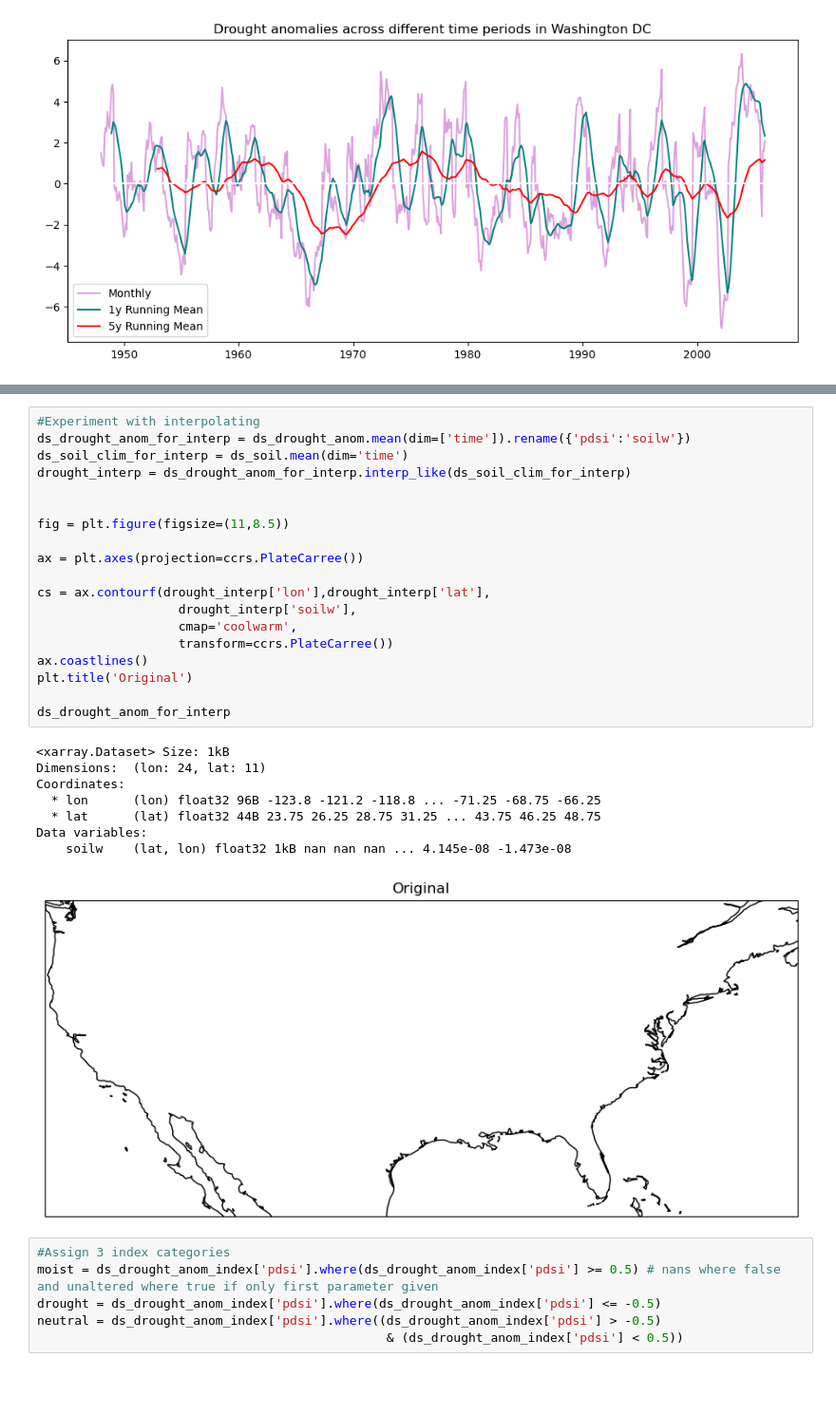
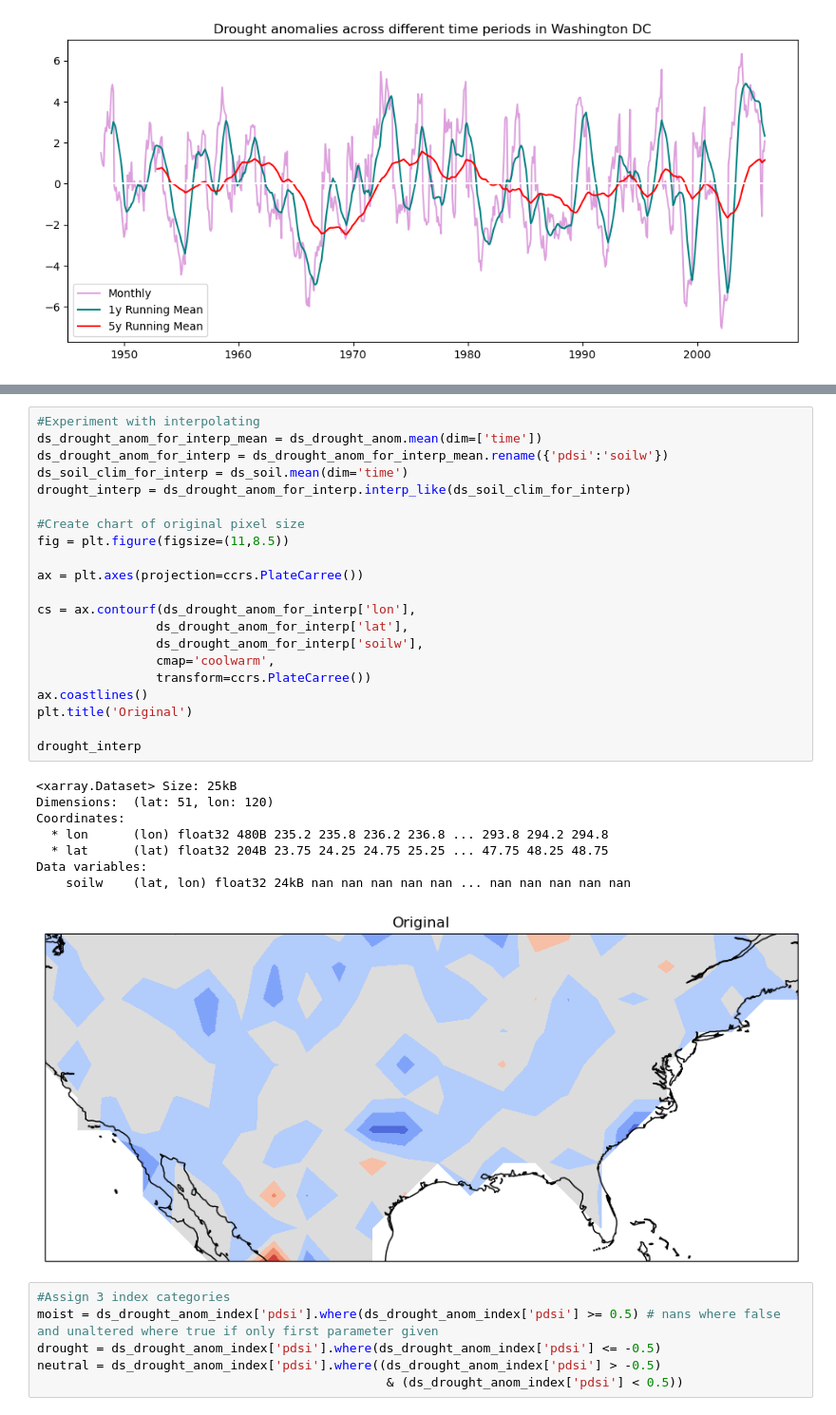
Before and after one commit to wapratt/Project, a Jupyter notebook: clim680_project.ipynb, the cells around one changed output, grey strips where cells are left out. Shown at 95% size. Drawn from its saved outputs; the diff is of its cells as text; blank space fills up the shorter version.

Commit message:
Continue experiment with interpolation

```diff
--- a/clim680_project.ipynb
+++ b/clim680_project.ipynb
@@ -125,31 +135,33 @@ ds_drought_anom_index = ds_drought_anom.mean(dim=['lat','lon'])
 # %%
 #Experiment with interpolating
-ds_drought_anom_for_interp = ds_drought_anom.mean(dim=['time']).rename({'pdsi':'soilw'})
+ds_drought_anom_for_interp_mean = ds_drought_anom.mean(dim=['time'])
+ds_drought_anom_for_interp = ds_drought_anom_for_interp_mean.rename({'pdsi':'soilw'})
 ds_soil_clim_for_interp = ds_soil.mean(dim='time')
 drought_interp = ds_drought_anom_for_interp.interp_like(ds_soil_clim_for_interp)
 
-
+#Create chart of original pixel size
 fig = plt.figure(figsize=(11,8.5))
 
 ax = plt.axes(projection=ccrs.PlateCarree())
 
-cs = ax.contourf(drought_interp['lon'],drought_interp['lat'],
-                   drought_interp['soilw'],
-                   cmap='coolwarm',
-                   transform=ccrs.PlateCarree())
+cs = ax.contourf(ds_drought_anom_for_interp['lon'],
+                ds_drought_anom_for_interp['lat'],
+                ds_drought_anom_for_interp['soilw'],
+                cmap='coolwarm',
+                transform=ccrs.PlateCarree())
 ax.coastlines()
 plt.title('Original')
 
-ds_drought_anom_for_interp
+drought_interp
 # %% [output]
-<xarray.Dataset> Size: 1kB
-Dimensions:  (lon: 24, lat: 11)
+<xarray.Dataset> Size: 25kB
+Dimensions:  (lat: 51, lon: 120)
 Coordinates:
-  * lon      (lon) float32 96B -123.8 -121.2 -118.8 ... -71.25 -68.75 -66.25
-  * lat      (lat) float32 44B 23.75 26.25 28.75 31.25 ... 43.75 46.25 48.75
+  * lon      (lon) float32 480B 235.2 235.8 236.2 236.8 ... 293.8 294.2 294.8
+  * lat      (lat) float32 204B 23.75 24.25 24.75 25.25 ... 47.75 48.25 48.75
 Data variables:
-    soilw    (lat, lon) float32 1kB nan nan nan ... 4.145e-08 -1.473e-08
+    soilw    (lat, lon) float32 24kB nan nan nan nan nan ... nan nan nan nan nan
-[figure, old version]
+[figure, new version]
 # %%
 #Assign 3 index categories
 moist = ds_drought_anom_index['pdsi'].where(ds_drought_anom_index['pdsi'] >= 0.5) # nans where false and unaltered where true if only first parameter given
```
Also changed, not shown: parts of 1 cell of this notebook.
